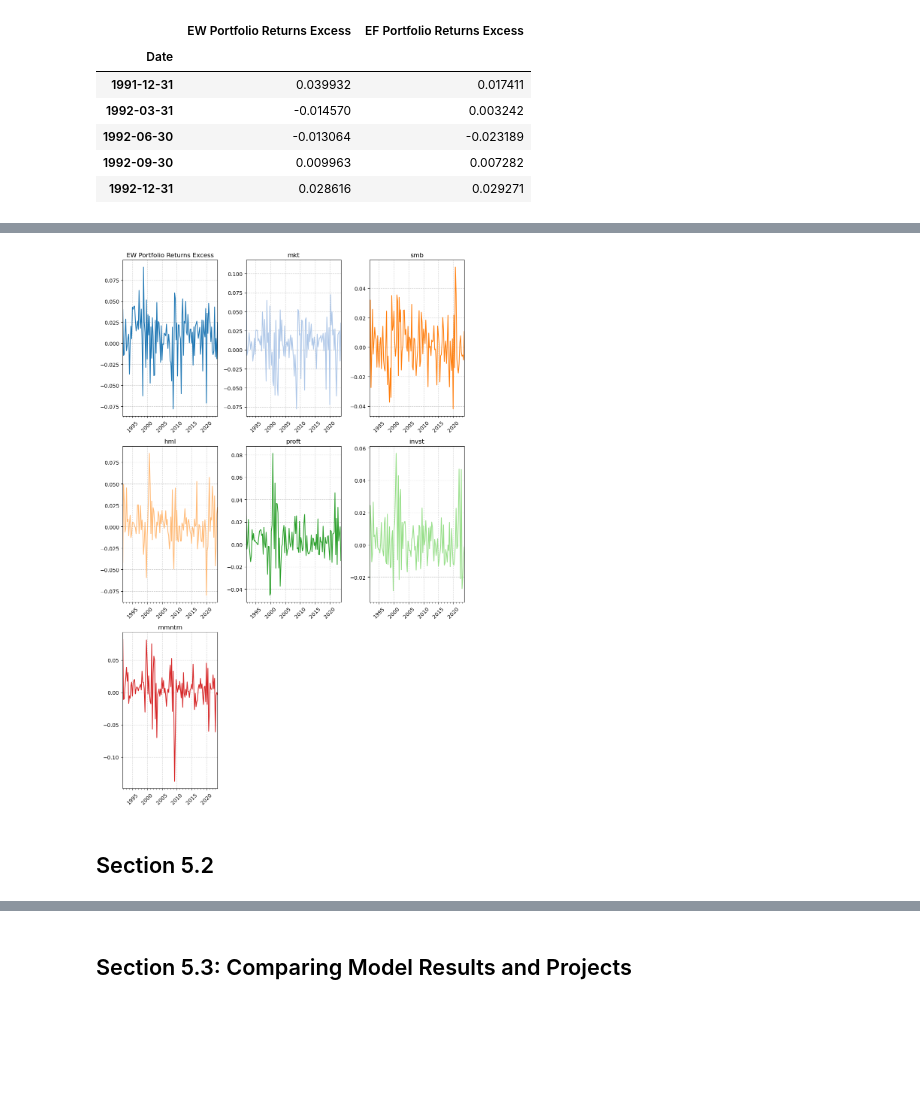
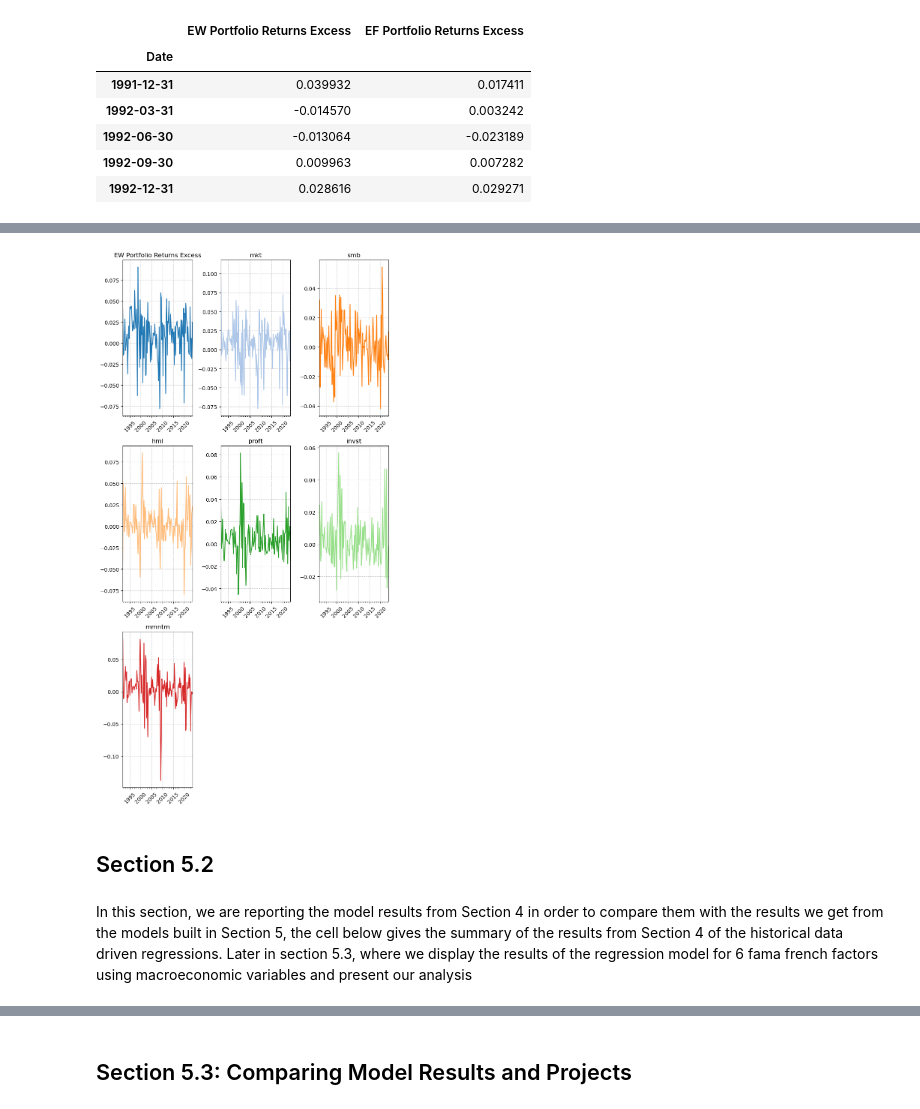
Before and after one commit to Raafayuqaily/TE-Portfolio-Stress-Testing-Final-Project, a Jupyter notebook: Section_5_KB.ipynb, the cells around one changed output, grey strips where cells are left out. Cells and saved outputs as stored; diff of their text form; code cells hidden in the pictures; blank space fills up the shorter version.

```diff
--- a/Section_5_KB.ipynb
+++ b/Section_5_KB.ipynb
@@ -273,26 +274,28 @@ prtfs_rets_ff_fctr.head()
 # %%
 vars_to_plot = ['EW Portfolio Returns Excess', 'mkt', 'smb', 'hml', 'proft', 'invst', 'mmntm']
 n_cols = 3
 n_rows = (len(vars_to_plot) + n_cols - 1) // n_cols
 
-fig, axes = plt.subplots(n_rows, n_cols, figsize=(10, 5 * n_rows))
+fig, axes = plt.subplots(n_rows, n_cols, figsize=(8, 5 * n_rows))
 axes = axes.flatten()
 
 colors = cm.tab20.colors
 
 for i, var_ in enumerate(vars_to_plot):
     color = colors[i % len(colors)]
     prtfs_rets_ff_fctr[var_].plot(ax=axes[i], color=color)
     axes[i].set_title(var_)
     axes[i].tick_params(axis='x', rotation=45)
     axes[i].grid(True, linestyle='--', alpha=0.6)
 
 for j in range(len(vars_to_plot), len(axes)):
     fig.delaxes(axes[j])
 
 plt.tight_layout()
 plt.show()
 # %% [output]
-[figure, old version]
+[figure, new version]
 # %% [markdown]
 ## Section 5.2
+# %% [markdown]
+In this section, we are reporting the model results from Section 4 in order to compare them with the results we get from the models built in Section 5, the cell below gives the summary of the results from Section 4 of the historical data driven regressions. Later in section 5.3, where we display the results of the regression model for 6 fama french factors using macroeconomic variables and present our analysis
```
Also changed, not shown: parts of 7 cells of this notebook, 6 other files.
